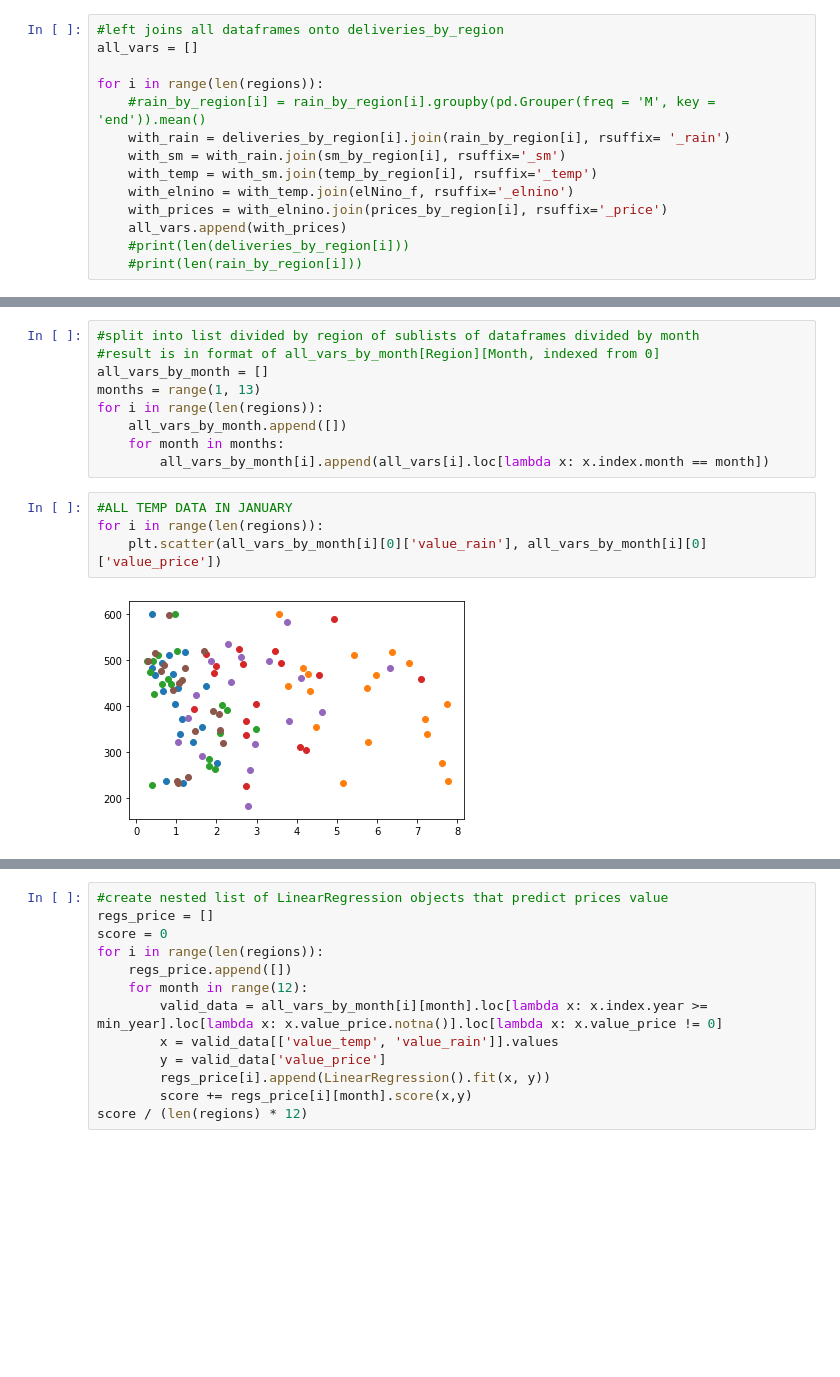
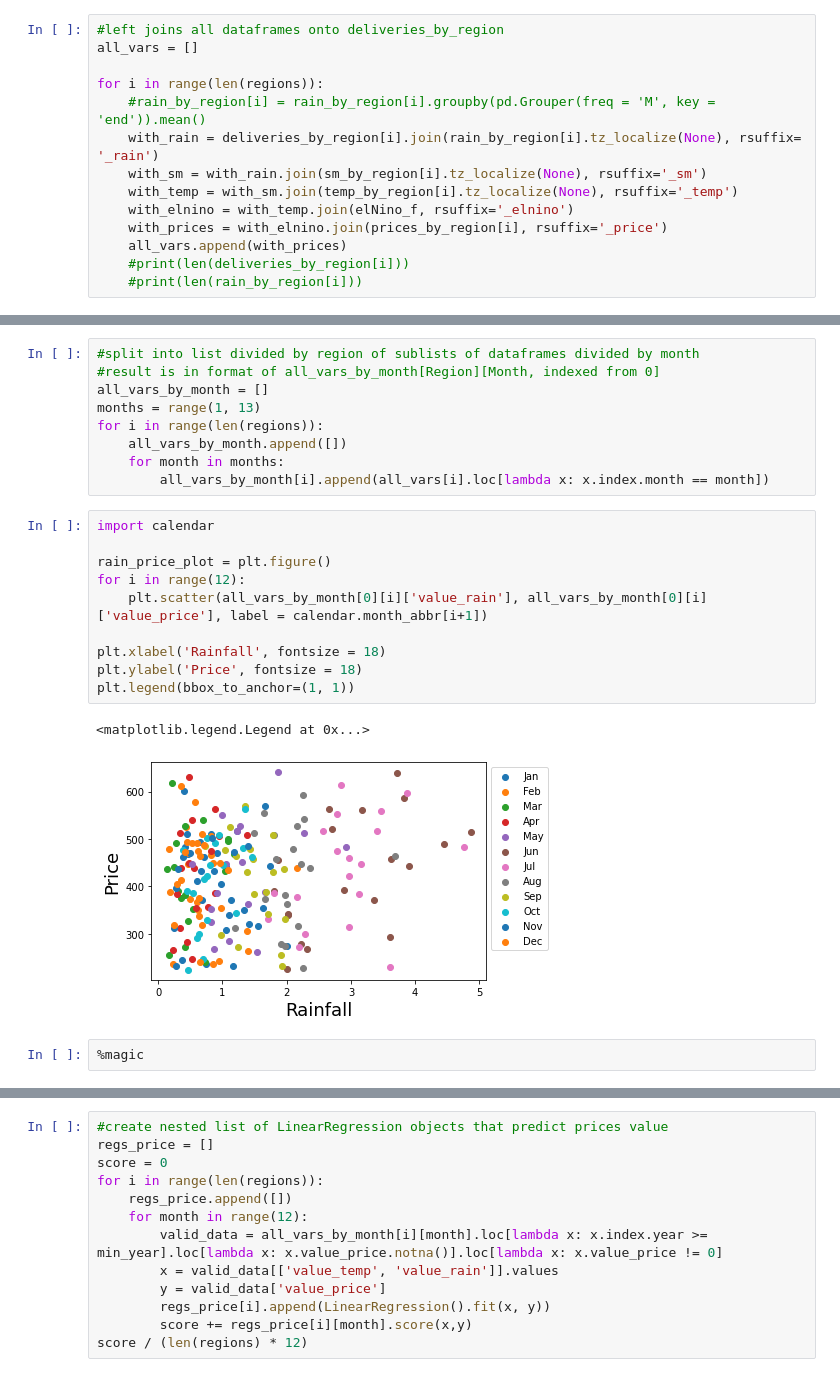
Before and after one commit to yu-lily/Canola-Oil-Predictions, a Jupyter notebook: Regression.ipynb, the cells around one changed output, grey strips where cells are left out. Cells and saved outputs as stored; diff of their text form; blank space fills up the shorter version.

```diff
--- a/Regression.ipynb
+++ b/Regression.ipynb
@@ -91,9 +102,9 @@ all_vars = []
 
 for i in range(len(regions)):
     #rain_by_region[i] = rain_by_region[i].groupby(pd.Grouper(freq = 'M', key = 'end')).mean()
-    with_rain = deliveries_by_region[i].join(rain_by_region[i], rsuffix= '_rain')
-    with_sm = with_rain.join(sm_by_region[i], rsuffix='_sm')
-    with_temp = with_sm.join(temp_by_region[i], rsuffix='_temp')
+    with_rain = deliveries_by_region[i].join(rain_by_region[i].tz_localize(None), rsuffix= '_rain')
+    with_sm = with_rain.join(sm_by_region[i].tz_localize(None), rsuffix='_sm')
+    with_temp = with_sm.join(temp_by_region[i].tz_localize(None), rsuffix='_temp')
     with_elnino = with_temp.join(elNino_f, rsuffix='_elnino')
     with_prices = with_elnino.join(prices_by_region[i], rsuffix='_price')
     all_vars.append(with_prices)
@@ -123,9 +119,18 @@ for i in range(len(regions)):
     all_vars_by_month.append([])
     for month in months:
         all_vars_by_month[i].append(all_vars[i].loc[lambda x: x.index.month == month])
-# %%
-#ALL TEMP DATA IN JANUARY
-for i in range(len(regions)):
-    plt.scatter(all_vars_by_month[i][0]['value_rain'], all_vars_by_month[i][0]['value_price'])
-# %% [output]
-[figure, removed]
+# %%
+import calendar
+
+rain_price_plot = plt.figure()
+for i in range(12):
+    plt.scatter(all_vars_by_month[0][i]['value_rain'], all_vars_by_month[0][i]['value_price'], label = calendar.month_abbr[i+1])
+
+plt.xlabel('Rainfall', fontsize = 18)
+plt.ylabel('Price', fontsize = 18)
+plt.legend(bbox_to_anchor=(1, 1))
+# %% [output]
+<matplotlib.legend.Legend at 0x...>
+[figure, added]
+# %%
+%magic
```
Also changed, not shown: parts of 11 cells of this notebook, 1 other file.
